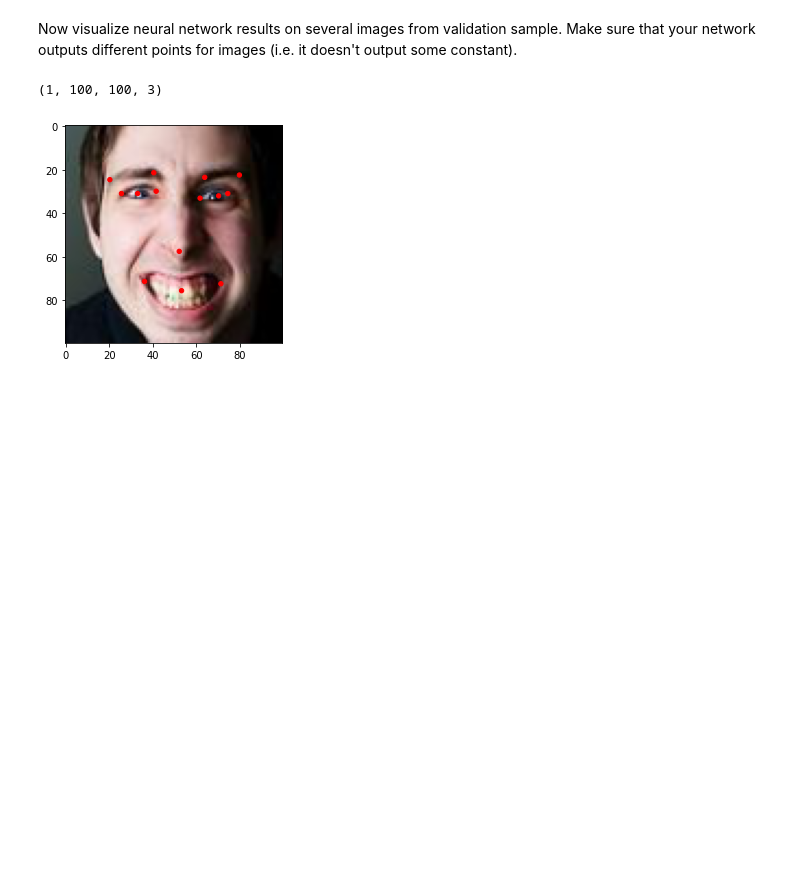
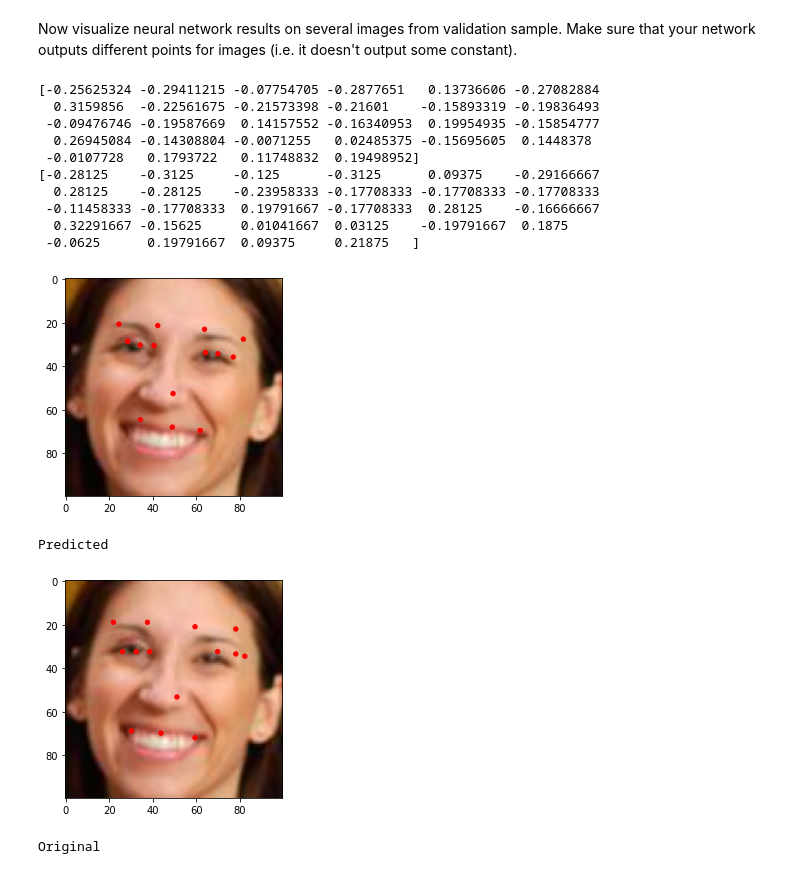
Before and after one commit to AdityaGupta030697/Computer-Vision, a Jupyter notebook: Facial_keypoints_detection.ipynb, the cells around one changed output. Cells and saved outputs as stored; diff of their text form; code cells hidden in the pictures; blank space fills up the shorter version.

```diff
--- a/Facial_keypoints_detection.ipynb
+++ b/Facial_keypoints_detection.ipynb
@@ -255,12 +216,29 @@ _________________________________________________________________
+# %%
+from keras.models import Sequential
+from keras.layers import Conv2D, MaxPooling2D, Flatten, Dense, Dropout
+
+img_shape = (100,100,3)
+pretrained_model = Sequential()
+pretrained_model.add(Conv2D(32,kernel_size=(3, 3),activation='relu',input_shape=img_shape))
+pretrained_model.add(Conv2D(64,(3,3),activation='relu'))
+pretrained_model.add(MaxPooling2D(pool_size=(2,2)))
+pretrained_model.add(Conv2D(128,(3,3),activation='relu'))
+pretrained_model.add(MaxPooling2D(pool_size=(2,2)))
+pretrained_model.add(Flatten())
+pretrained_model.add(Dense(512,activation='relu'))
+pretrained_model.add(Dropout(0.3))
+pretrained_model.add(Dense(128,activation='linear'))
+pretrained_model.add(Dropout(0.3))
+pretrained_model.add(Dense(28,activation='linear'))
 # %% [markdown]
 Time to train! Since we are training a regressor, make sure that you use mean squared error (mse) as loss. Feel free to experiment with optimization method (SGD, Adam, etc.) and its' parameters.
 # %%
-# ModelCheckpoint can be used for saving model during training.
-# Saved models are useful for finetuning your model
+# pretrained_modelCheckpoint can be used for saving model during training.
+# Saved pretrained_models are useful for finetuning your model
 # See keras documentation for more info
 
 # Choose optimizer, compile model and run training
-pretrained_model.compile(loss='mse', optimizer='adam', metrics=[MeanSquaredError()])
+pretrained_model.compile(loss='mse', optimizer='adam', metrics=['mse'])
 
-pretrained_model.fit(np.array(aug_imgs_train), np.array(aug_points_train), validation_data=[np.array(imgs_val), np.array(points_val)], epochs = 5, batch_size=128)
+pretrained_model.fit(imgs_train, points_train, validation_data=(imgs_val, points_val), epochs = 15, batch_size=128)
 # %% [output]
@@ -280,14 +264,29 @@ Epoch 5/5
 ### Visualize results
 # %% [markdown]
 Now visualize neural network results on several images from validation sample. Make sure that your network outputs different points for images (i.e. it doesn't output some constant).
-# %%
-np.expand_dims(imgs_val[10], axis=0).shape
-# %% [output]
-(1, 100, 100, 3)
 # %%
 # Example of output
-predicted_points = pretrained_model.predict(np.array(np.expand_dims(imgs_val[100], axis=0)))
+predicted_points = pretrained_model.predict(imgs_val)
 
-visualize_points(imgs_val[100], points_val[100])
+print(predicted_points[7])
+print(points_val[7])
+
+visualize_points(imgs_val[7], predicted_points[7])
+print("Predicted ")
+visualize_points(imgs_val[7], points_val[7])
+print("Original ")
 # %% [output]
+[-0.25625324 -0.29411215 -0.07754705 -0.2877651   0.13736606 -0.27082884
+  0.3159856  -0.22561675 -0.21573398 -0.21601    -0.15893319 -0.19836493
+ -0.09476746 -0.19587669  0.14157552 -0.16340953  0.19954935 -0.15854777
+  0.26945084 -0.14308804 -0.0071255   0.02485375 -0.15695605  0.1448378
+ -0.0107728   0.1793722   0.11748832  0.19498952]
+[-0.28125    -0.3125     -0.125      -0.3125      0.09375    -0.29166667
+  0.28125    -0.28125    -0.23958333 -0.17708333 -0.17708333 -0.17708333
+ -0.11458333 -0.17708333  0.19791667 -0.17708333  0.28125    -0.16666667
+  0.32291667 -0.15625     0.01041667  0.03125    -0.19791667  0.1875
+ -0.0625      0.19791667  0.09375     0.21875   ]
-[figure, old version]
+[figure, new version]
+Predicted
+[figure, added]
+Original
```
Also changed, not shown: parts of 21 cells of this notebook.
